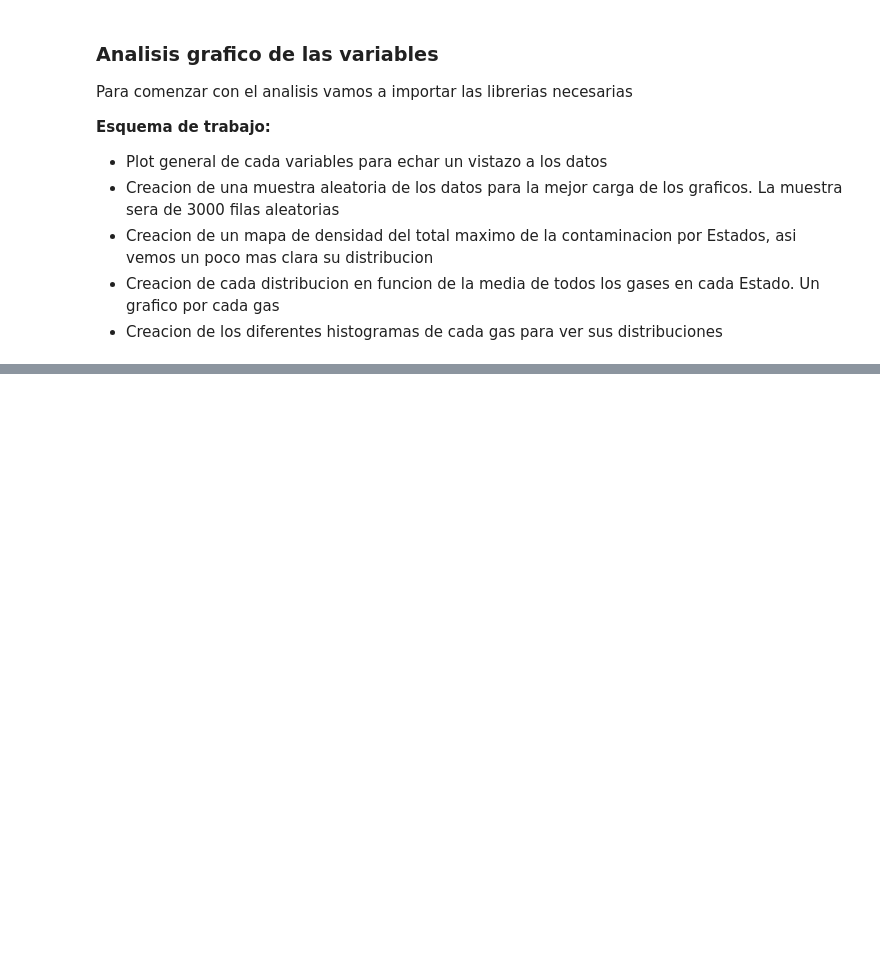
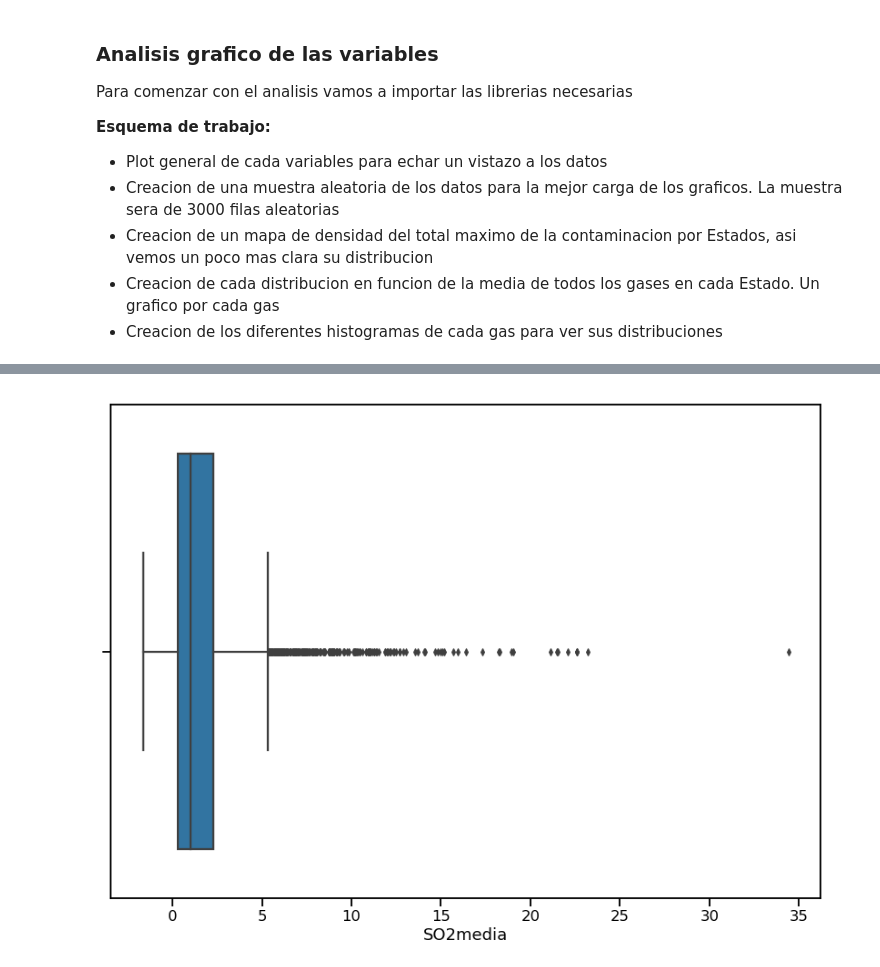
Before and after one commit to PaulaModet/Data_Visualization_EAE_Python, a Jupyter notebook: Pollution.ipynb, the cells around one changed output, grey strips where cells are left out. Saved outputs shown, nothing was run; the diff lists cells and outputs as text; code cells hidden in the pictures; blank space fills up the shorter version.

```diff
--- a/Pollution.ipynb
+++ b/Pollution.ipynb
@@ -189,3 +349,7 @@ distSO2 = sns.distplot(dat.SO2media)
+# %%
+distSO2 = sns.boxplot(dat.SO2media)
+# %% [output]
+[figure, added]
 # %%
 # Distribucion de COmedia
 distCO = sns.distplot(dat.COmedia)
```
Also changed, not shown: parts of 35 cells of this notebook.
